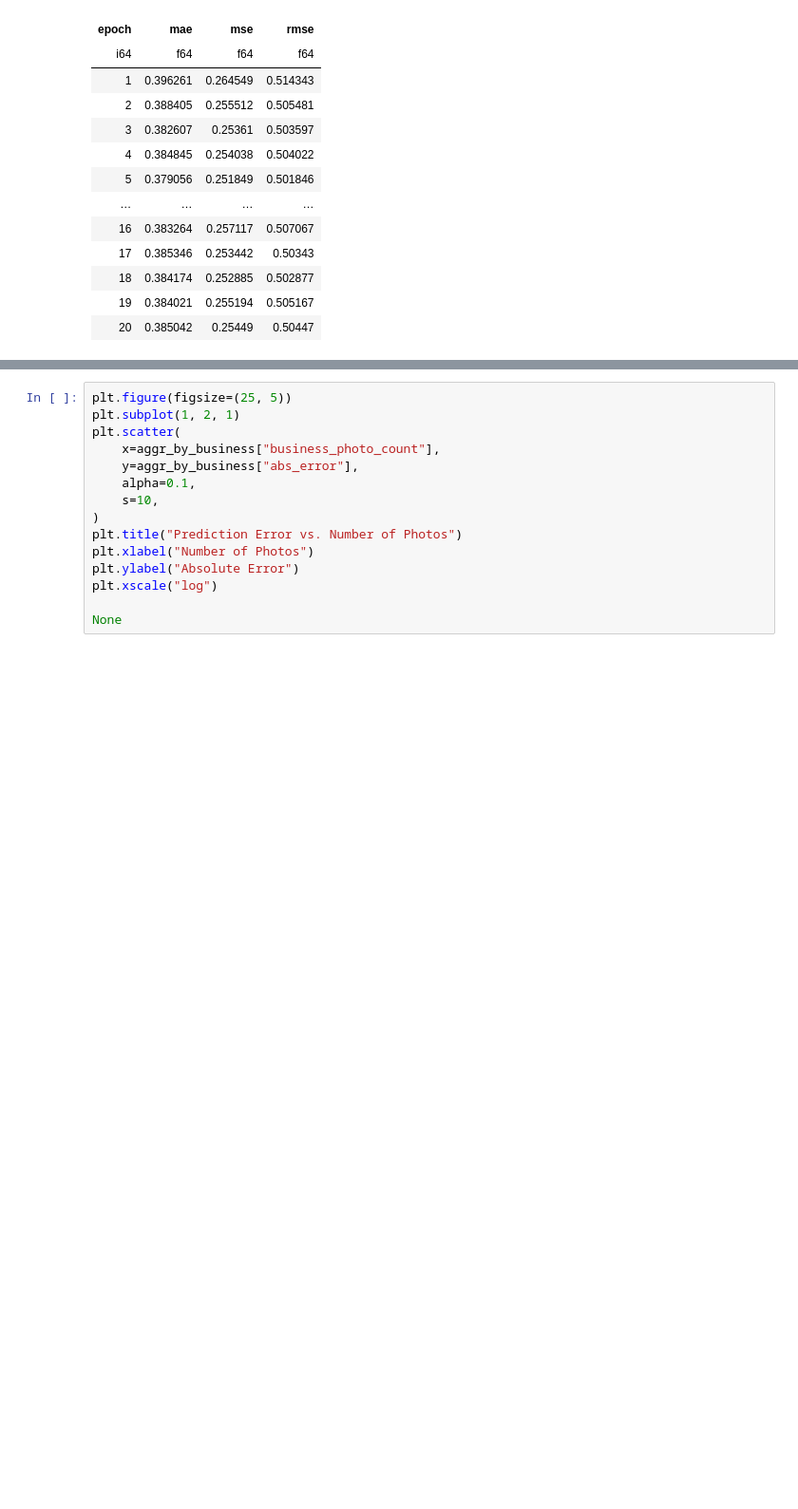
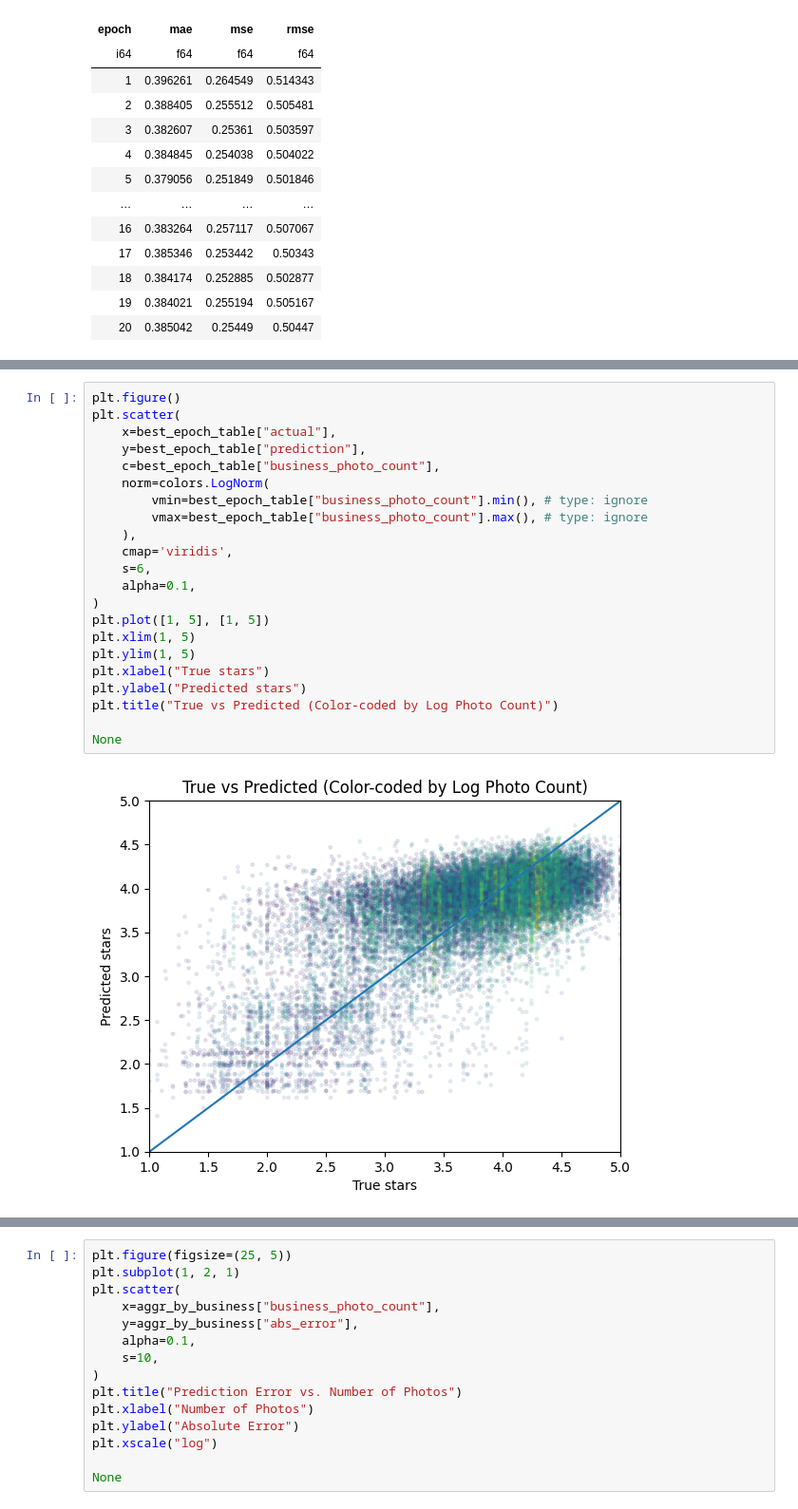
Before and after one commit to ascandone/yelp-prediction, a Jupyter notebook: predictions-analysis.ipynb, the cells around one changed output, grey strips where cells are left out. Shown at 95% size. Cells and saved outputs as stored; diff of their text form; blank space fills up the shorter version.

Commit message:
add plots

```diff
--- a/predictions-analysis.ipynb
+++ b/predictions-analysis.ipynb
@@ -125,6 +126,30 @@ shape: (33_799, 9)
 | "nlYG1lzyaVrlEOjT4t3LSw" | "zURelxN8KhAmi3uxuQtC_g" | 6 | "food" | 62 | 4.008522 | 3.919355 | 0.089167 | ... |
 | "IysGKCsVb50hB0GqzASTUw" | "zURelxN8KhAmi3uxuQtC_g" | 6 | "outside" | 62 | 3.991724 | 3.919355 | 0.072369 | ... |
 | "KB8VS0TaD7-0US5cZsJSlQ" | "zURelxN8KhAmi3uxuQtC_g" | 6 | "food" | 62 | 4.012288 | 3.919355 | 0.092933 | ... |
+# %%
+plt.figure()
+plt.scatter(
+    x=best_epoch_table["actual"],
+    y=best_epoch_table["prediction"],
+    c=best_epoch_table["business_photo_count"],
+    norm=colors.LogNorm(
+        vmin=best_epoch_table["business_photo_count"].min(), # type: ignore
+        vmax=best_epoch_table["business_photo_count"].max(), # type: ignore
+    ),
+    cmap='viridis',
+    s=6,
+    alpha=0.1,
+)
+plt.plot([1, 5], [1, 5])
+plt.xlim(1, 5)
+plt.ylim(1, 5)
+plt.xlabel("True stars")
+plt.ylabel("Predicted stars")
+plt.title("True vs Predicted (Color-coded by Log Photo Count)")
+
+None
+# %% [output]
+[figure, added]
 # %%
 aggr_by_business = best_epoch_table.group_by("business_id").agg(
     pl.col("abs_error").mean(),
```
Also changed, not shown: parts of 2 cells of this notebook.
